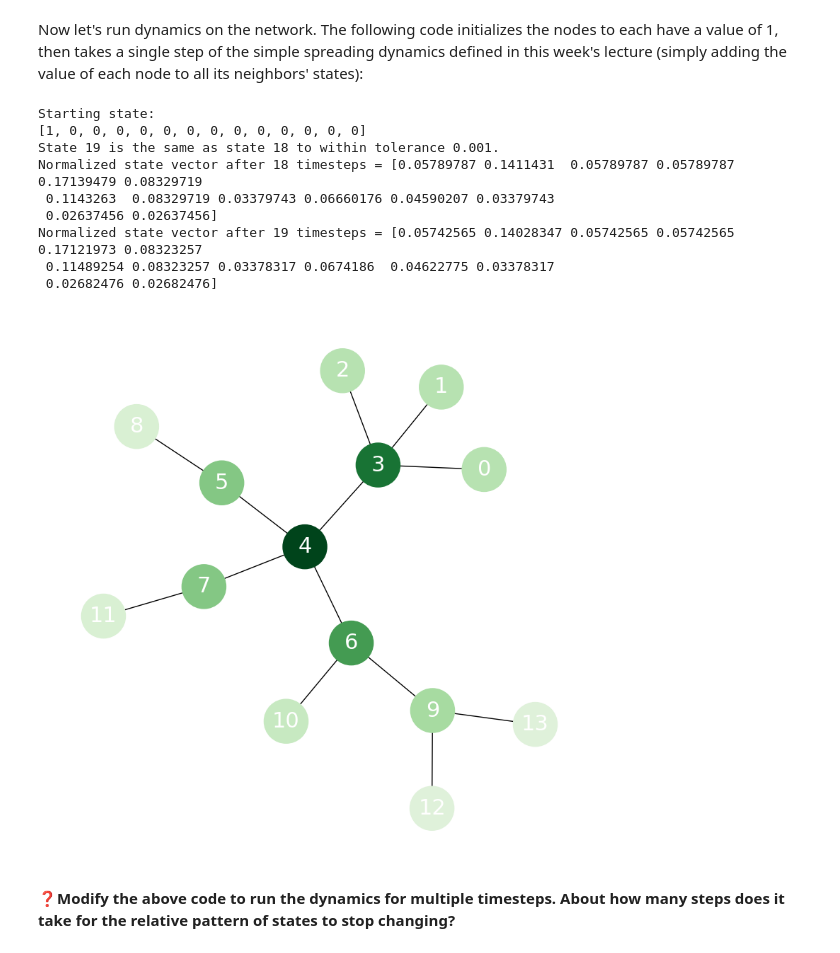
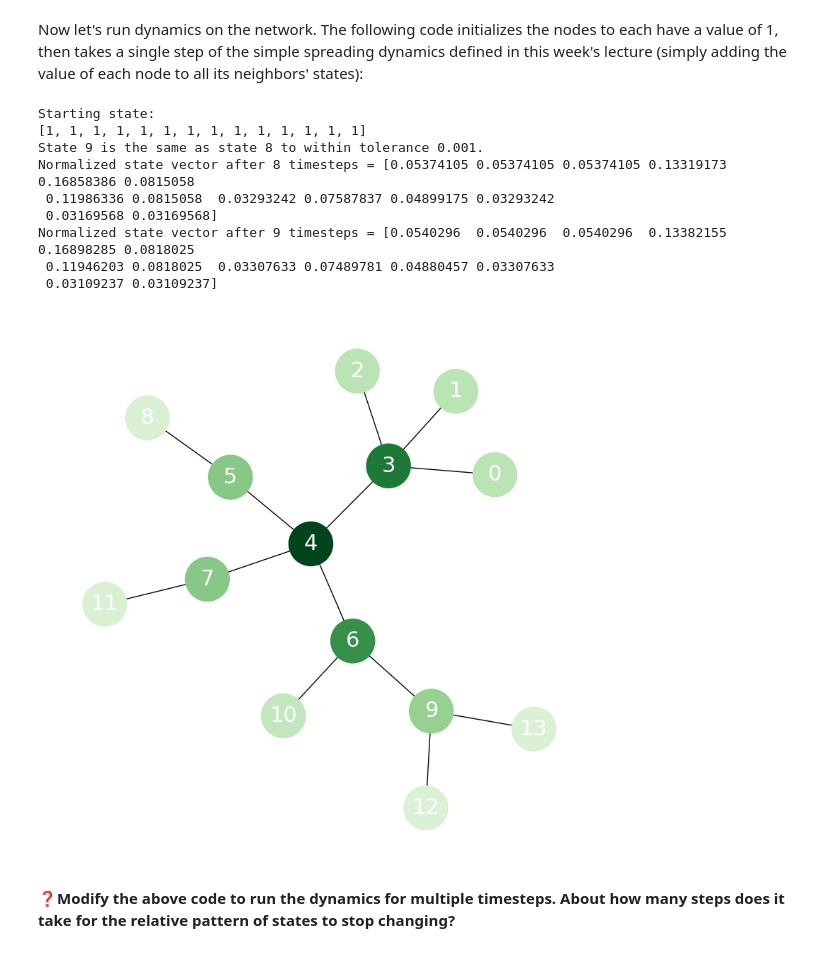
Before and after one commit to peterdresslar/CAS-503-Collectives, a Jupyter notebook: zaphod/4-SpreadingDynamics.ipynb, the cells around one changed output. Cells and saved outputs as stored; diff of their text form; code cells hidden in the pictures.

```diff
--- a/zaphod/4-SpreadingDynamics.ipynb
+++ b/zaphod/4-SpreadingDynamics.ipynb
@@ -69,7 +69,10 @@ edges = [(0,3),
          (7,11),
          (9,12),
          (9,13)]
-G = nx.from_edgelist(edges)
+G = nx.Graph()
+G.add_nodes_from(range(14))   # PDD: I was having trouble matching the ordering of the adjacency matrix to the networkx nodes since
+                              # as listed they would insert 0, 3, 1, 2, 4 ...
+G.add_edges_from(edges)       # this fix is intended to make the array printing match the visual output
 # %% [markdown]
 `G` is a network (aka graph) object created by the `networkx` package.  It contains the network's nodes and edges and can be used to output various useful representations of the network, including its adjacency matrix:
 # %%
@@ -120,16 +120,11 @@ initialState = [ 1,1,1,1,1,1,1,1,1,1,1,1,1,1 ]
 other_initial_state = [ 1,0,0,0,0,0,0,0,0,0,0,0,0,0 ]
 random_state = []
 for i in range(14):
-    random_state.append(np.random.randint(0, 2))
-
-# print(initialState)
-# print("New random starting state:")
-# print(random_state)
-
+    random_state.append(np.random.randint(0, 2))  # 0 or 1
 
 # PDD: TOGGLE ONE OF THESE TO TEST DIFFERENT STARTING STATES
-# starting_state = initialState
-starting_state = other_initial_state
+starting_state = initialState
+# starting_state = other_initial_state
 # starting_state = random_state
 
 print("Starting state:")
@@ -149,42 +144,42 @@ for index in range(1, len(stateList)): # don't bother with the first state since
     normalized_previous_state = stateList[index-1] / np.sum(stateList[index-1])
     if np.allclose(normalized_state, normalized_previous_state, atol=tolerance): # SO: https://stackoverflow.com/questions/10580676/comparing-two-numpy-arrays-for-equality-element-wise/10580782#10580782
         print(f"State {index} is the same as state {index-1} to within tolerance {tolerance}.")
         breakpoint = index
         break
 
 
 # PDD: So that we can print the normalized state vectors in order, we grab the network nodes for ordering and then
 # use that ordering to reorder the state vectors... reordering the network itself could change the result.
 node_order = sorted(G.nodes()) # list [0.... 13]
 ordered_normalized_state = np.array([normalized_state[n] for n in node_order])   # np array of np.float64: {0: 0.1234, 1: 0.2345, ...}
 ordered_normalized_previous_state = np.array([normalized_previous_state[n] for n in node_order])
 
 # print(ordered_normalized_state)
 np.set_printoptions(precision=8, suppress=True)
 
 # print state vector and visualize state after numTimesteps
 # (colors in the visualization are rescaled so that the largest value corresponds to dark green)
 if breakpoint == -1:
     state = stateList[maxTimesteps]
     print(f"State vector after {maxTimesteps} timesteps = {ordered_normalized_state}")
     print(f"No threshold was reached for tolerance {tolerance} within {maxTimesteps} timesteps.")
 else:
     state = stateList[breakpoint]
     print(f"Normalized state vector after {breakpoint-1} timesteps = {ordered_normalized_previous_state}")
     print(f"Normalized state vector after {breakpoint} timesteps = {ordered_normalized_state}")
 
 view(G,node_color=nodeColors(state, G.nodes))
 # %% [output]
 Starting state:
-[1, 0, 0, 0, 0, 0, 0, 0, 0, 0, 0, 0, 0, 0]
-State 19 is the same as state 18 to within tolerance 0.001.
-Normalized state vector after 18 timesteps = [0.05789787 0.1411431  0.05789787 0.05789787 0.17139479 0.08329719
- 0.1143263  0.08329719 0.03379743 0.06660176 0.04590207 0.03379743
- 0.02637456 0.02637456]
-Normalized state vector after 19 timesteps = [0.05742565 0.14028347 0.05742565 0.05742565 0.17121973 0.08323257
- 0.11489254 0.08323257 0.03378317 0.0674186  0.04622775 0.03378317
- 0.02682476 0.02682476]
+[1, 1, 1, 1, 1, 1, 1, 1, 1, 1, 1, 1, 1, 1]
+State 9 is the same as state 8 to within tolerance 0.001.
+Normalized state vector after 8 timesteps = [0.05374105 0.05374105 0.05374105 0.13319173 0.16858386 0.0815058
+ 0.11986336 0.0815058  0.03293242 0.07587837 0.04899175 0.03293242
+ 0.03169568 0.03169568]
+Normalized state vector after 9 timesteps = [0.0540296  0.0540296  0.0540296  0.13382155 0.16898285 0.0818025
+ 0.11946203 0.0818025  0.03307633 0.07489781 0.04880457 0.03307633
+ 0.03109237 0.03109237]
-[figure, old version]
+[figure, new version]
 # %% [markdown]
 ❓**Modify the above code to run the dynamics for multiple timesteps. About how many steps does it take for the relative pattern of states to stop changing?**
 # %% [markdown]
```
Also changed, not shown: parts of 8 cells of this notebook.
